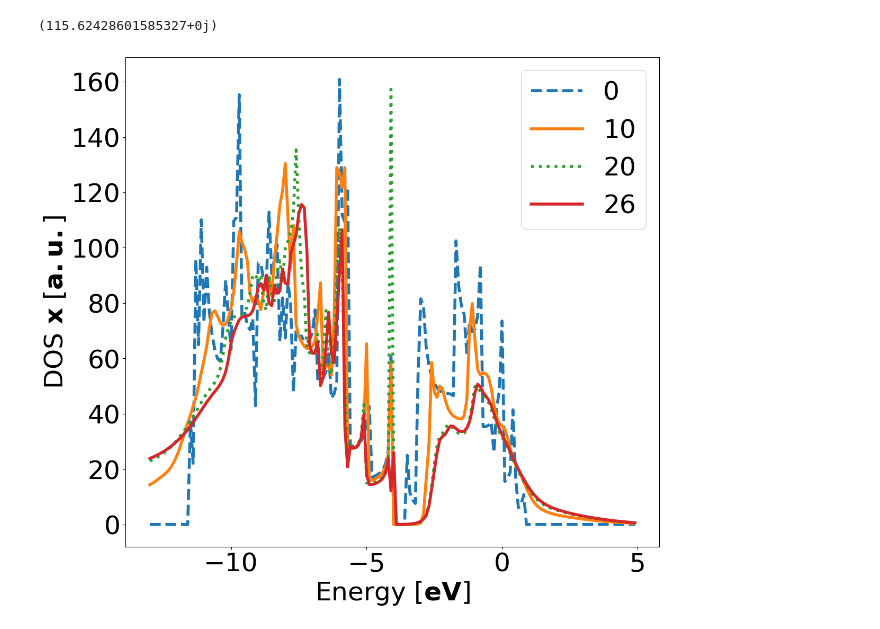
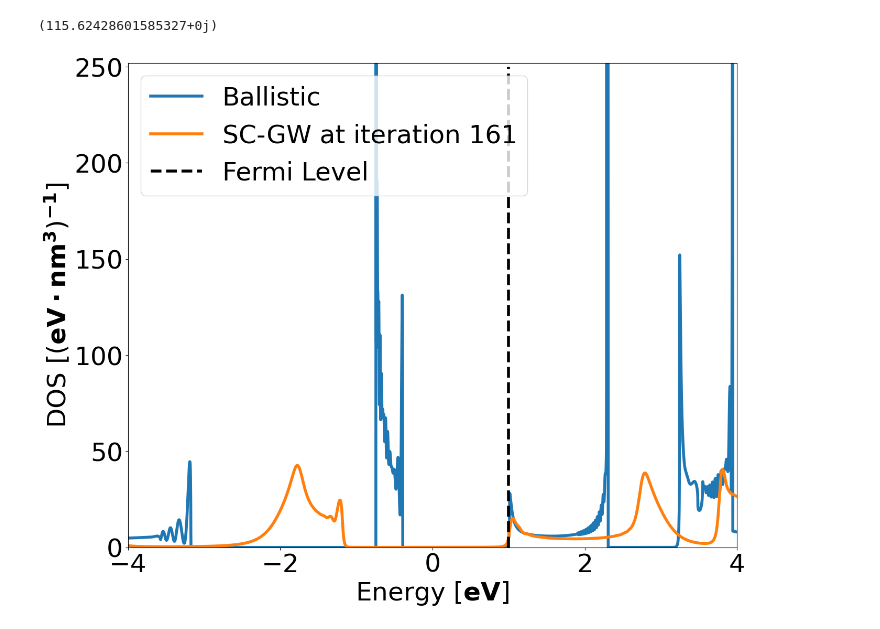
Before and after one commit to Nano-TCAD/QuaTrEx, a Jupyter notebook: quatrex/results/GNR_biased_SC_dace/analysis.ipynb, the cells around one changed output. Drawn from its saved outputs; the diff is of its cells as text; code cells hidden in the pictures.

```diff
--- a/quatrex/results/GNR_biased_SC_dace/analysis.ipynb
+++ b/quatrex/results/GNR_biased_SC_dace/analysis.ipynb
@@ -377,27 +381,3 @@ print(E[0:10])
 np.max(DOS_TEST[:, 0])
 # %% [output]
 (115.62428601585327+0j)
-# %%
-plt.figure(figsize = (13,12))
-ax1 = plt.gca()
-ax1.set_ylabel('DOS' + ' ' + r'$\mathbf{x}$' + ' ' + r'$ [\mathbf{a.u.}]$')
-ax1.set_xlabel('Energy' + ' '  + r'$[\mathbf{eV}]$')
-
-DOS_TEST = np.loadtxt('DOS_' + str(0) + '.dat').view(complex)
-
-plt.plot(E[45:225], DOS_TEST[45:225, 0], label = '0', linewidth = '4', linestyle = 'dashed')
-#DOS_TEST = np.loadtxt('DOS_' + str(1) + '.dat').view(complex)
-#plt.plot(DOS_TEST[:, 1])
-DOS_TEST = np.loadtxt('DOS_' + str(10) + '.dat').view(complex)
-plt.plot(E[45:225], DOS_TEST[49:229, 3], label = '10', linewidth = '4')
-
-DOS_TEST = np.loadtxt('DOS_' + str(20) + '.dat').view(complex)
-plt.plot(E[45:225], DOS_TEST[52:232, 5],    label = '20', linewidth = '4', linestyle = 'dotted')
-
-DOS_TEST = np.loadtxt('DOS_' + str(26) + '.dat').view(complex)
-plt.plot(E[45:225], DOS_TEST[53:233, 0],   label = '26', linewidth = '4', linestyle = 'solid')
-
-plt.legend()
-plt.savefig('dos.png', dpi= 150)
-# %% [output]
-[figure, removed]
@@ -403,0 +432,4 @@ plt.savefig('dos.png', dpi= 150)
+# %%
+plot_line(161)
+# %% [output]
+[figure, added]
```
Also changed, not shown: parts of 2 cells of this notebook, 6 other files.
